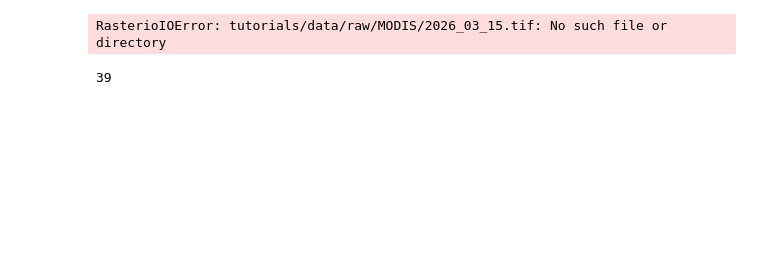
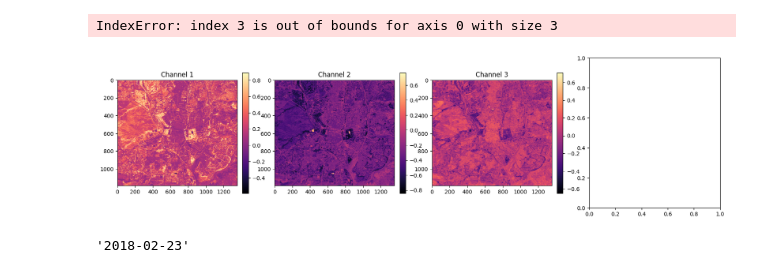
Before and after one commit to ichzann/WGAST_w--Prediction, a Jupyter notebook: tutorials/secondary_model.ipynb, the cells around one changed output. Saved outputs shown, nothing was run; the diff lists cells and outputs as text; code cells hidden in the pictures; blank space fills up the shorter version.

```diff
--- a/tutorials/secondary_model.ipynb
+++ b/tutorials/secondary_model.ipynb
@@ -1,36 +1,37 @@
 # %%
 import rasterio
 import matplotlib.pyplot as plt
 
 # Point this to your pre-processed 4-channel Landsat file
-file_path = "tutorials/data/raw/MODIS/2026_03_15.tif"
+file_path = "data/raw/Sentinel2_Madrid/20170728T105621_20170728T110406_T30TVK.tif"
 
 # tutorials/data/raw/MODIS/2026_03_15.tif
 # tutorials/data/raw/Sentinel2/20260315T105741_20260315T110431_T30TVK.tif
 # tutorials/data/raw/Landsat8/LC08_201032_20260315.tif
 with rasterio.open(file_path) as dataset:
     # Read all 4 channels
     channels = dataset.read()
 
 # Plot them side-by-side to see what they are
 fig, axes = plt.subplots(1, 4, figsize=(20, 5))
 
 for i in range(4):
     ax = axes[i]
     # Use a thermal colormap to make the LST stand out
     img = ax.imshow(channels[i], cmap='magma')
     ax.set_title(f"Channel {i + 1}")
     fig.colorbar(img, ax=ax, fraction=0.046, pad=0.04)
 
 plt.tight_layout()
 plt.show()
 # %% [output]
-RasterioIOError: tutorials/data/raw/MODIS/2026_03_15.tif: No such file or directory
+IndexError: index 3 is out of bounds for axis 0 with size 3
+[figure, added]
 # %%
 import numpy as np
 
 test = np.load("common_dates_t1.npy")
 # %%
-len(test)
+test[1]
 # %% [output]
-39
+'2018-02-23'
```
Also changed, not shown: parts of 1 cell of this notebook, 6 other files.
